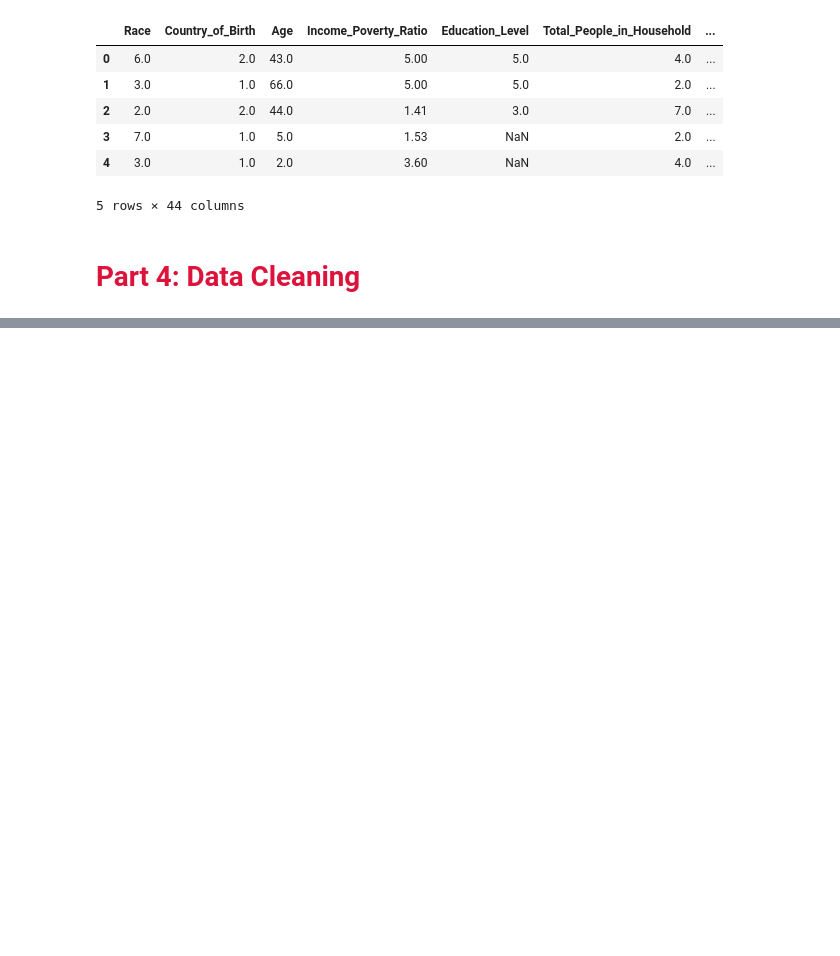
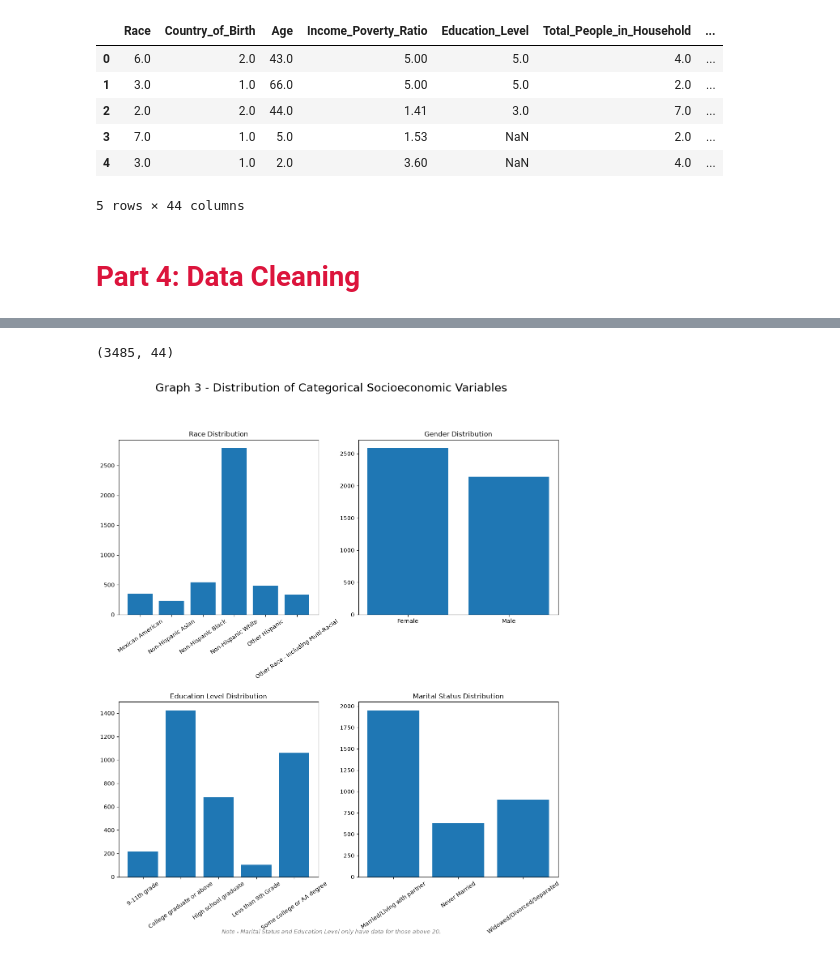
Before and after one commit to ernesthang12/STA-160-Final-Project, a Jupyter notebook: code/STA160 Final Project.ipynb, the cells around one changed output, grey strips where cells are left out. Saved outputs shown, nothing was run; the diff lists cells and outputs as text; code cells hidden in the pictures; blank space fills up the shorter version.

```diff
--- a/code/STA160 Final Project.ipynb
+++ b/code/STA160 Final Project.ipynb
@@ -419,0 +523,38 @@ Choices made:
+# %%
+#will need this for marital status and education level variables
+over_20_df = final_df[final_df["Age"] > 20]
+over_20_df = over_20_df[~(final_df["Marital_Status"] == "Don't know")]
+over_20_df.shape
+# %% [output]
+(3485, 44)
+# %%
+fig, axs = plt.subplots(2, 2, figsize = (14, 14))
+
+keys, counts = np.unique(final_df["Race"], return_counts = True)
+axs[0, 0].bar(keys, counts)
+axs[0, 0].set_title("Race Distribution")
+axs[0, 0].tick_params(axis = "x", labelrotation = 35)
+
+keys, counts = np.unique(final_df["Gender"], return_counts = True)
+axs[0, 1].bar(keys, counts)
+axs[0, 1].set_title("Gender Distribution")
+
+keys, counts = np.unique(over_20_df["Education_Level"], return_counts = True)
+axs[1, 0].bar(keys, counts)
+axs[1, 0].set_title("Education Level Distribution")
+axs[1, 0].tick_params(axis = "x", labelrotation = 35)
+
+keys, counts = np.unique(over_20_df["Marital_Status"], return_counts = True)
+axs[1, 1].bar(keys, counts)
+axs[1, 1].set_title("Marital Status Distribution")
+axs[1, 1].tick_params(axis = "x", labelrotation = 35)
+
+
+plt.suptitle("Graph 3 - Distribution of Categorical Socioeconomic Variables", fontsize = 20)
+fig.subplots_adjust(hspace = 0.5, wspace = 0.2)
+plt.figtext(0.5, 0.01, "Note - Marital Status and Education Level only have data for those above 20.",
+            ha = 'center', fontsize = 10, style = 'italic', color = 'gray')
+plt.savefig("Pres 2 Graphs/Graph 3.png")
+plt.show()
+# %% [output]
+[figure, added]
```
Also changed, not shown: parts of 25 cells of this notebook, 9 other files.
